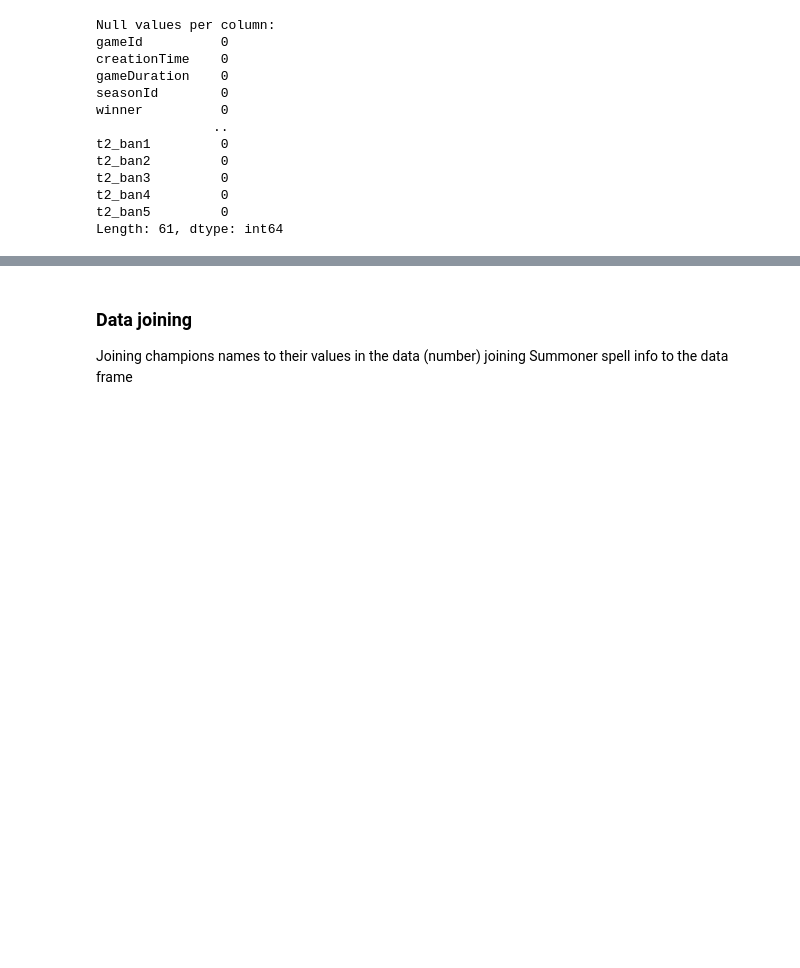
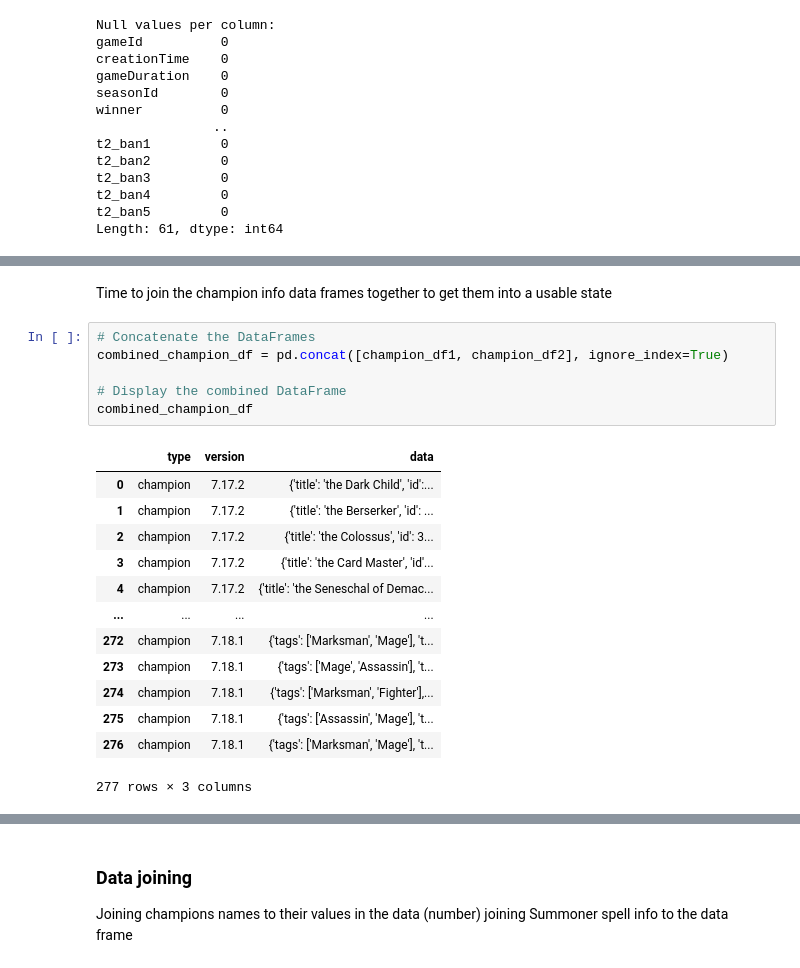
Before and after one commit to cheider/LeagueofLegends-RankedGame-Analysis, a Jupyter notebook: main.ipynb, the cells around one changed output, grey strips where cells are left out. Saved outputs shown, nothing was run; the diff lists cells and outputs as text; blank space fills up the shorter version.

```diff
--- a/main.ipynb
+++ b/main.ipynb
@@ -66,0 +108,22 @@ Length: 61, dtype: int64
+# %% [markdown]
+Time to join the champion info data frames together to get them into a usable state
+# %%
+# Concatenate the DataFrames
+combined_champion_df = pd.concat([champion_df1, champion_df2], ignore_index=True)
+
+# Display the combined DataFrame
+combined_champion_df
+# %% [output]
+|  | type | version | data |
+| 0 | champion | 7.17.2 | {'title': 'the Dark Child', 'id':... |
+| 1 | champion | 7.17.2 | {'title': 'the Berserker', 'id': ... |
+| 2 | champion | 7.17.2 | {'title': 'the Colossus', 'id': 3... |
+| 3 | champion | 7.17.2 | {'title': 'the Card Master', 'id'... |
+| 4 | champion | 7.17.2 | {'title': 'the Seneschal of Demac... |
+| ... | ... | ... | ... |
+| 272 | champion | 7.18.1 | {'tags': ['Marksman', 'Mage'], 't... |
+| 273 | champion | 7.18.1 | {'tags': ['Mage', 'Assassin'], 't... |
+| 274 | champion | 7.18.1 | {'tags': ['Marksman', 'Fighter'],... |
+| 275 | champion | 7.18.1 | {'tags': ['Assassin', 'Mage'], 't... |
+| 276 | champion | 7.18.1 | {'tags': ['Marksman', 'Mage'], 't... |
+277 rows × 3 columns
```
Also changed, not shown: parts of 21 cells of this notebook.
